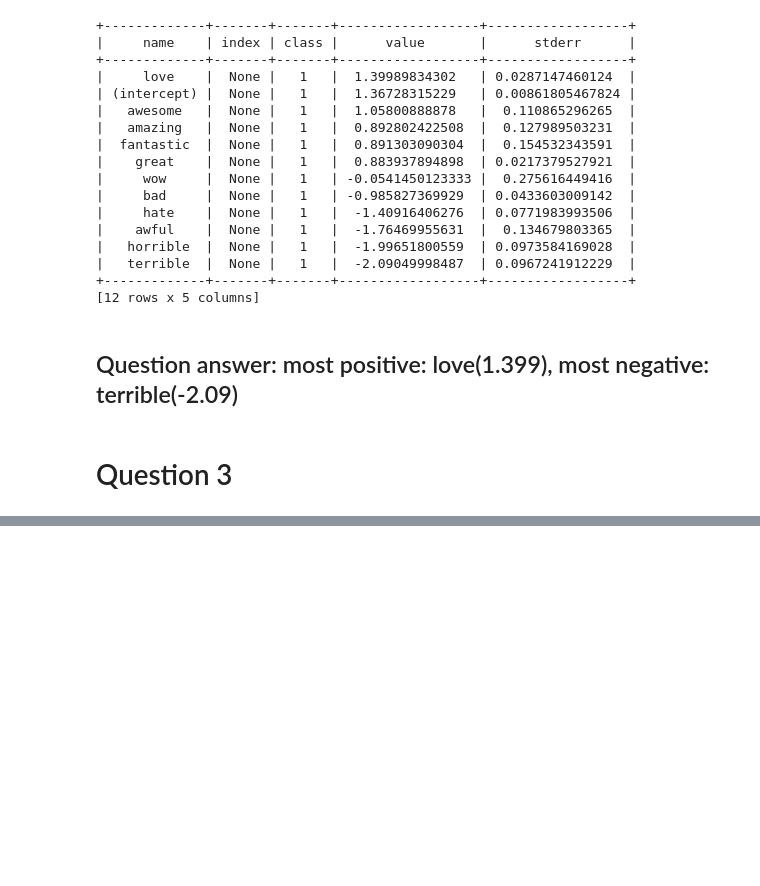
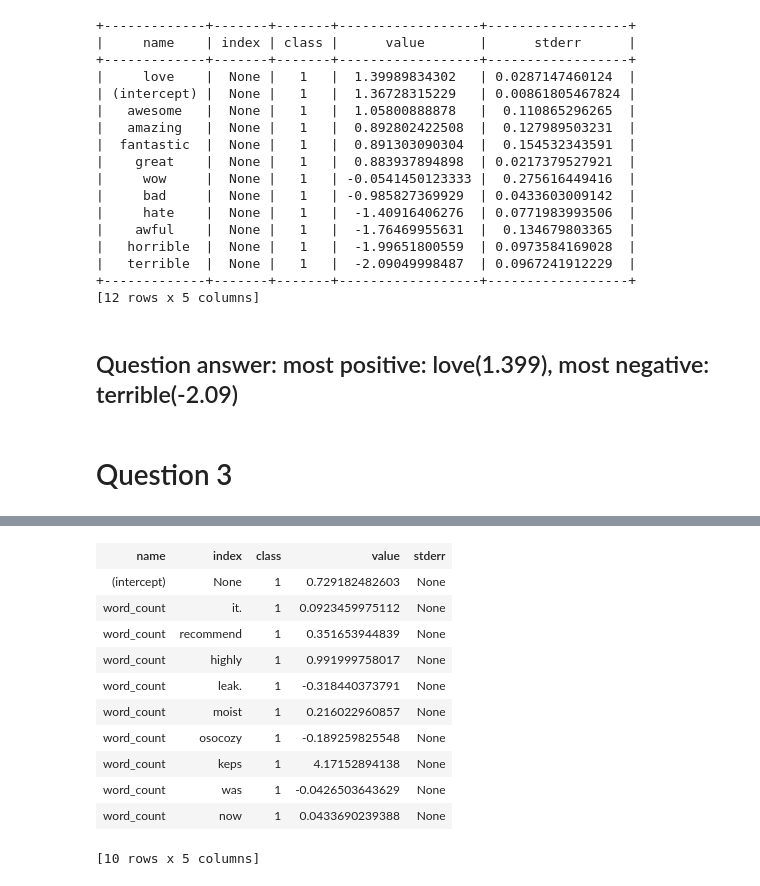
Before and after one commit to SYYoung/UW_MachineLearning, a Jupyter notebook: Course1/Week 3/Assg3.ipynb, the cells around one changed output, grey strips where cells are left out. Drawn from its saved outputs; the diff is of its cells as text; code cells hidden in the pictures; blank space fills up the shorter version.

```diff
--- a/Course1/Week 3/Assg3.ipynb
+++ b/Course1/Week 3/Assg3.ipynb
@@ -247,0 +274,5 @@ coef.sort('value', ascending=False).print_rows(num_rows=len(coef))
+# %%
+all_words_model = graphlab.logistic_classifier.create(train_data,
+                                                     target='sentiment',
+                                                     features=['word_count'],
+                                                     validation_set=test_data)
@@ -247,0 +313,15 @@ coef.sort('value', ascending=False).print_rows(num_rows=len(coef))
+# %%
+all_words_model.coefficients.head()
+# %% [output]
+| name | index | class | value | stderr |
+| (intercept) | None | 1 | 0.729182482603 | None |
+| word_count | it. | 1 | 0.0923459975112 | None |
+| word_count | recommend | 1 | 0.351653944839 | None |
+| word_count | highly | 1 | 0.991999758017 | None |
+| word_count | leak. | 1 | -0.318440373791 | None |
+| word_count | moist | 1 | 0.216022960857 | None |
+| word_count | osocozy | 1 | -0.189259825548 | None |
+| word_count | keps | 1 | 4.17152894138 | None |
+| word_count | was | 1 | -0.0426503643629 | None |
+| word_count | now | 1 | 0.0433690239388 | None |
+[10 rows x 5 columns]
```
Also changed, not shown: parts of 6 cells of this notebook.
